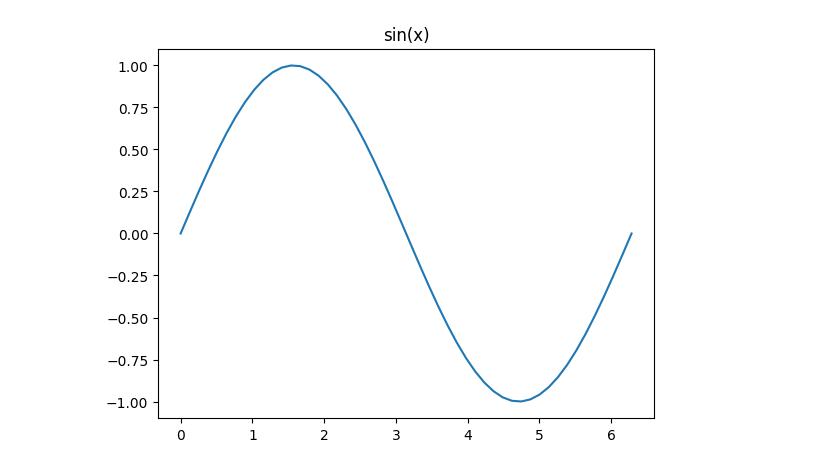
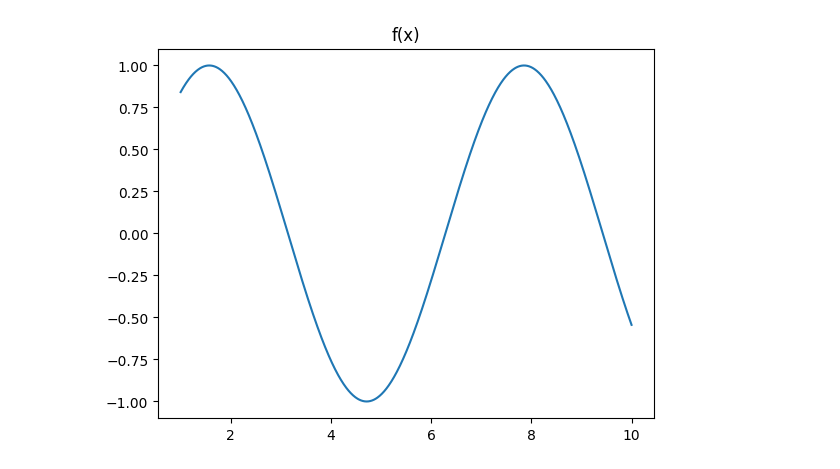
Before and after one commit to ifuaslaerl/Data-Engineering, a Jupyter notebook: PolyRegression.ipynb, the cells around one changed output. Cells and saved outputs as stored; diff of their text form; code cells hidden in the pictures.

```diff
--- a/PolyRegression.ipynb
+++ b/PolyRegression.ipynb
@@ -9,9 +8,13 @@ from math import pi
 # %%
-t = np.linspace(0,2*pi)
-y = [sin(x) for x in t]
+grau = 10
+start = 1
+end = 10
 
-plt.plot(t,y)
-plt.title("sin(x)")
+x = np.linspace(start,end,1000)
+y = [f(x) for x in x]
+
+plt.plot(x,y)
+plt.title("f(x)")
 plt.show()
 # %% [output]
-[figure, old version]
+[figure, new version]
```
Also changed, not shown: parts of 3 cells of this notebook, 1 other file.
